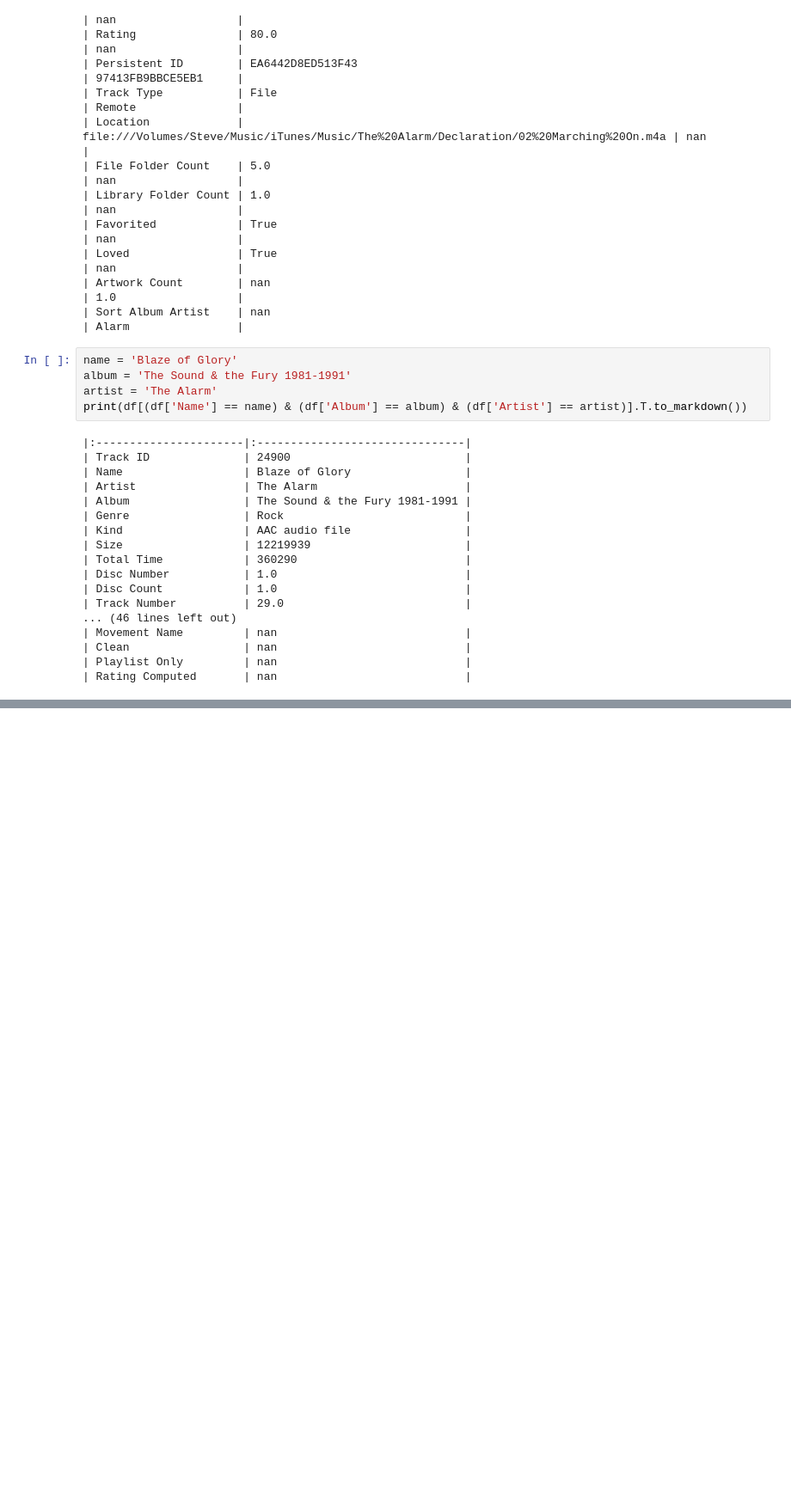
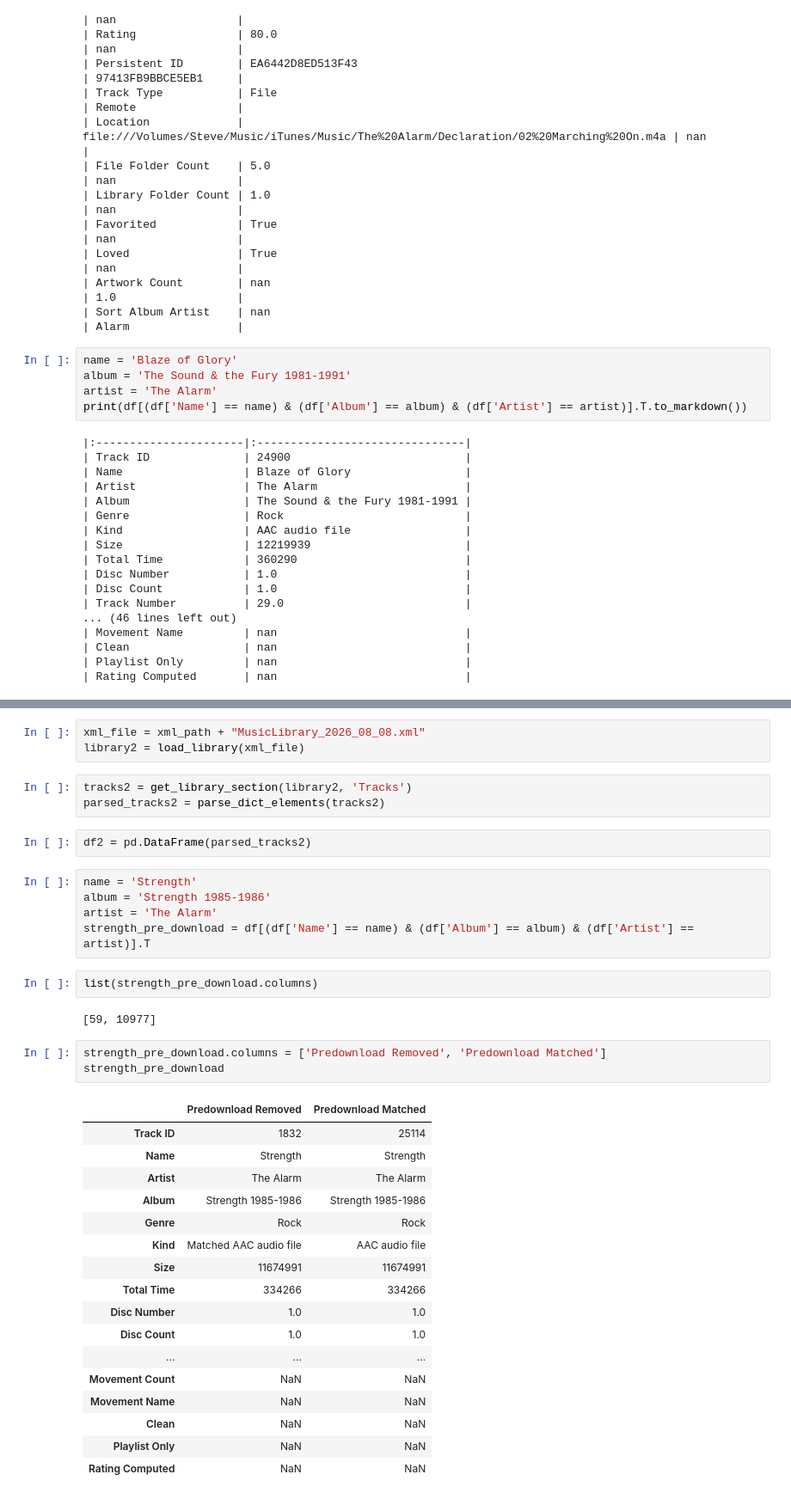
Before and after one commit to St1gg3r6/music-library-tools, a Jupyter notebook: notebooks/02_Track_Profiling.ipynb, the cells around one changed output, grey strips where cells are left out. Shown at 86% size. Drawn from its saved outputs; the diff is of its cells as text; blank space fills up the shorter version.

Commit message:
Implement candidate track matching and identity annotations

```diff
--- a/notebooks/02_Track_Profiling.ipynb
+++ b/notebooks/02_Track_Profiling.ipynb
@@ -406,0 +430,38 @@ print(df[(df['Name'] == name) & (df['Album'] == album) & (df['Artist'] == artist
+# %%
+xml_file = xml_path + "MusicLibrary_2026_08_08.xml"
+library2 = load_library(xml_file)
+# %%
+tracks2 = get_library_section(library2, 'Tracks')
+parsed_tracks2 = parse_dict_elements(tracks2)
+# %%
+df2 = pd.DataFrame(parsed_tracks2)
+# %%
+name = 'Strength'
+album = 'Strength 1985-1986'
+artist = 'The Alarm'
+strength_pre_download = df[(df['Name'] == name) & (df['Album'] == album) & (df['Artist'] == artist)].T
+# %%
+list(strength_pre_download.columns)
+# %% [output]
+[59, 10977]
+# %%
+strength_pre_download.columns = ['Predownload Removed', 'Predownload Matched']
+strength_pre_download
+# %% [output]
+|  | Predownload Removed | Predownload Matched |
+| Track ID | 1832 | 25114 |
+| Name | Strength | Strength |
+| Artist | The Alarm | The Alarm |
+| Album | Strength 1985-1986 | Strength 1985-1986 |
+| Genre | Rock | Rock |
+| Kind | Matched AAC audio file | AAC audio file |
+| Size | 11674991 | 11674991 |
+| Total Time | 334266 | 334266 |
+| Disc Number | 1.0 | 1.0 |
+| Disc Count | 1.0 | 1.0 |
+| ... | ... | ... |
+| Movement Count | NaN | NaN |
+| Movement Name | NaN | NaN |
+| Clean | NaN | NaN |
+| Playlist Only | NaN | NaN |
+| Rating Computed | NaN | NaN |
```
Also changed, not shown: parts of 4 cells of this notebook, 5 other files.
